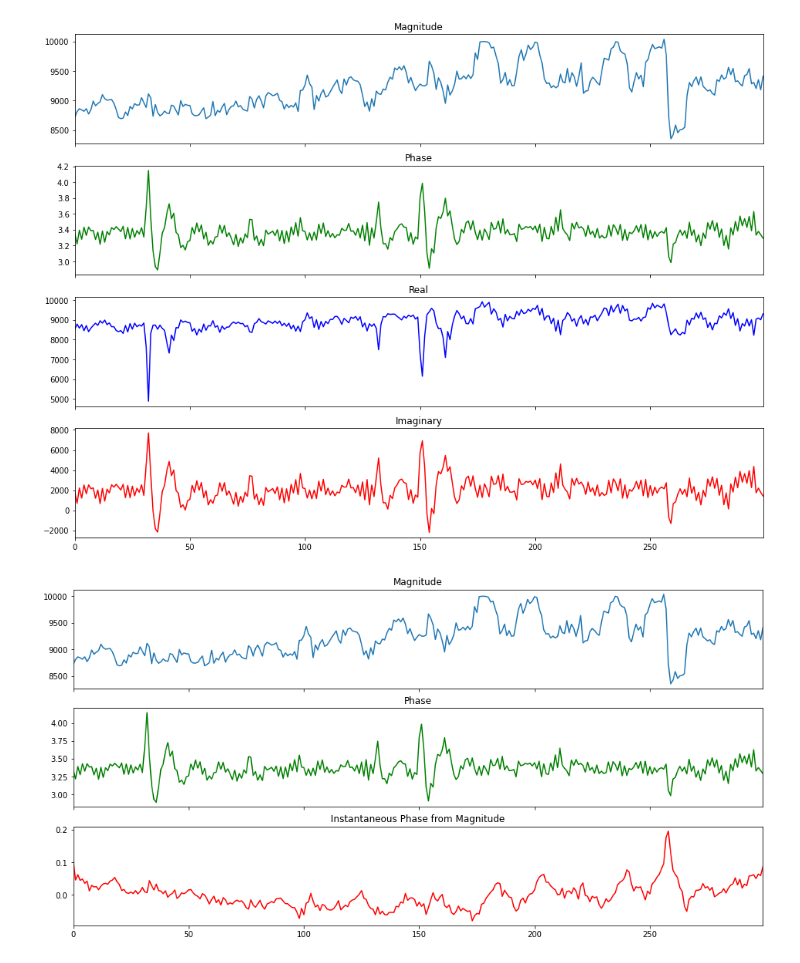
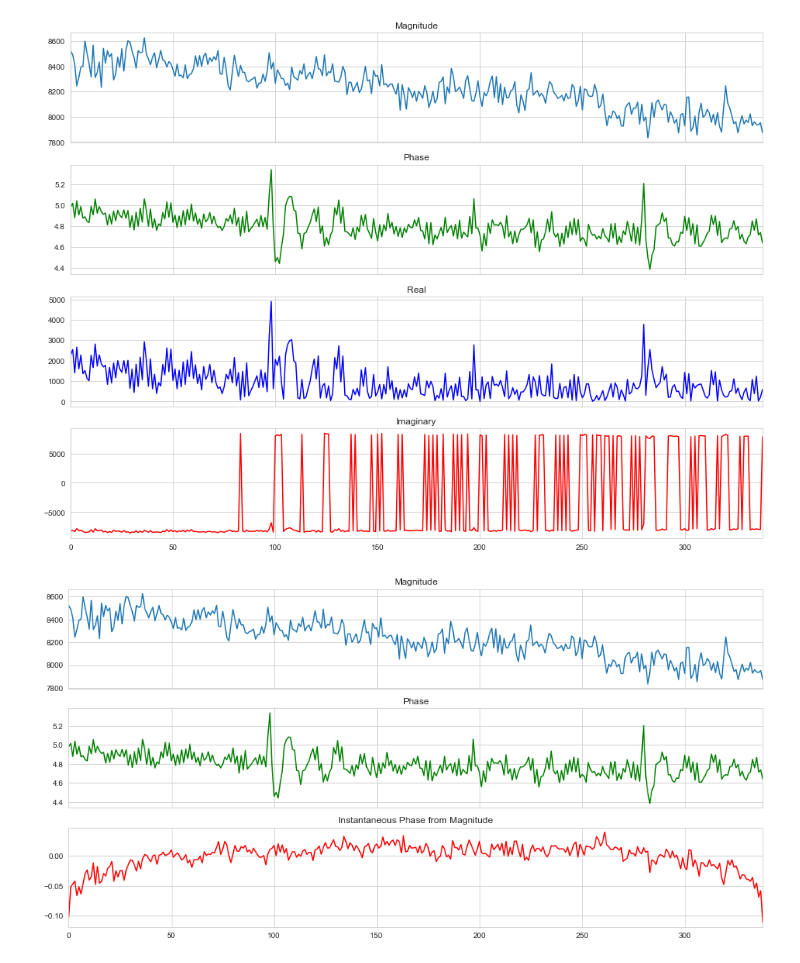
Before and after one commit to tsalo/misc-notebooks, a Jupyter notebook: hilbert_vs_phase.ipynb, the cells around one changed output. Cells and saved outputs as stored; diff of their text form; code cells hidden in the pictures.

```diff
--- a/hilbert_vs_phase.ipynb
+++ b/hilbert_vs_phase.ipynb
@@ -32,9 +35,11 @@ def to_complex(mag, phase):
     comp = real + (1j * imag)
     return comp
 # %%
-m = ('/Users/tsalo/Documents/datasets/diva/'
-     'dset/sub-Blossom/ses-02/func/'
-     'sub-Blossom_ses-02_task-localizerDetection_run-1_echo-2_bold.nii.gz')
-p = ('/Users/tsalo/Documents/datasets/diva/'
-     'dset/sub-Blossom/ses-02/func/'
-     'sub-Blossom_ses-02_task-localizerDetection_run-1_echo-2_phase.nii.gz')
+magnitude_file = (
+    "/Users/taylor/Documents/datasets/ds002278/sub-PILOT/ses-01/func/"
+    "sub-PILOT_ses-01_task-StrangerThingsS01E01_run-01_echo-2_bold.nii.gz"
+)
+phase_file = (
+    "/Users/taylor/Documents/datasets/ds002278/sub-PILOT/ses-01/func/"
+    "sub-PILOT_ses-01_task-StrangerThingsS01E01_run-01_echo-2_phase.nii.gz"
+)
@@ -48,0 +46,8 @@ fig.show()
+# %%
+xyz = [-20, -65, -30]
+fig, axes = plt.subplots(figsize=(12, 10), nrows=2)
+img_to_plot = image.index_img(magnitude_file, 20)
+plotting.plot_epi(img_to_plot, bg_img=None, cut_coords=xyz, axes=axes[0], figure=fig)
+img_to_plot = image.index_img(phase_file, 20)
+plotting.plot_epi(img_to_plot, bg_img=None, cut_coords=xyz, axes=axes[1], figure=fig)
+fig.show()
@@ -49,42 +56,42 @@ fig.show()
 # %%
-masker = NiftiSpheresMasker(seeds=[xyz], radius=None)
+masker = maskers.NiftiSpheresMasker(seeds=[xyz], radius=None)
 masker.fit()
-m_data = np.squeeze(masker.transform(m))
-p_data = np.squeeze(masker.transform(to_radians(p)))
-p_data = np.unwrap(p_data)
-c_data = to_complex(m_data, p_data)
+m_data = np.squeeze(masker.transform(magnitude_file))
+p_data = np.squeeze(masker.transform(to_radians(phase_file)))
+p_data_unwrapped = np.unwrap(p_data)
+c_data = to_complex(m_data, p_data_unwrapped)
 r_data = c_data.real
 i_data = c_data.imag
 # %%
 fig, axes = plt.subplots(nrows=4, figsize=(16, 12), sharex=True)
 axes[0].plot(m_data)
 axes[0].set_title('Magnitude')
-axes[1].plot(p_data, color='green')
+axes[1].plot(p_data_unwrapped, color='green')
 axes[1].set_title('Phase')
 axes[2].plot(r_data, color='blue')
 axes[2].set_title('Real')
 axes[3].plot(i_data, color='red')
 axes[3].set_title('Imaginary')
 axes[0].set_xlim(0, m_data.shape[0] - 1)
 fig.show()
 # %% [output]
-[figure, old version]
+[figure, new version]
 # %%
 # For the basis for this, see
 # https://docs.scipy.org/doc/scipy/reference/generated/scipy.signal.hilbert.html
-analytic_signal = hilbert(m_data)
-amplitude_envelope = np.abs(analytic_signal)
-instantaneous_phase = np.unwrap(np.angle(analytic_signal))
+analytic_signal_from_mag = hilbert(m_data)
+amplitude_envelope_from_mag = np.abs(analytic_signal_from_mag)
+instantaneous_phase_from_mag = np.unwrap(np.angle(analytic_signal_from_mag))
 
 fig, axes = plt.subplots(nrows=3, figsize=(16, 8), sharex=True)
 axes[0].plot(m_data)
 axes[0].set_title('Magnitude')
 axes[1].plot(p_data, color='green')
 axes[1].set_title('Phase')
-axes[2].plot(instantaneous_phase, color='red')
+axes[2].plot(instantaneous_phase_from_mag, color='red')
 axes[2].set_title('Instantaneous Phase from Magnitude')
 axes[0].set_xlim(0, m_data.shape[0] - 1)
 fig.show()
 # %% [output]
-[figure, old version]
+[figure, new version]
 # %%
```
Also changed, not shown: parts of 14 cells of this notebook.
